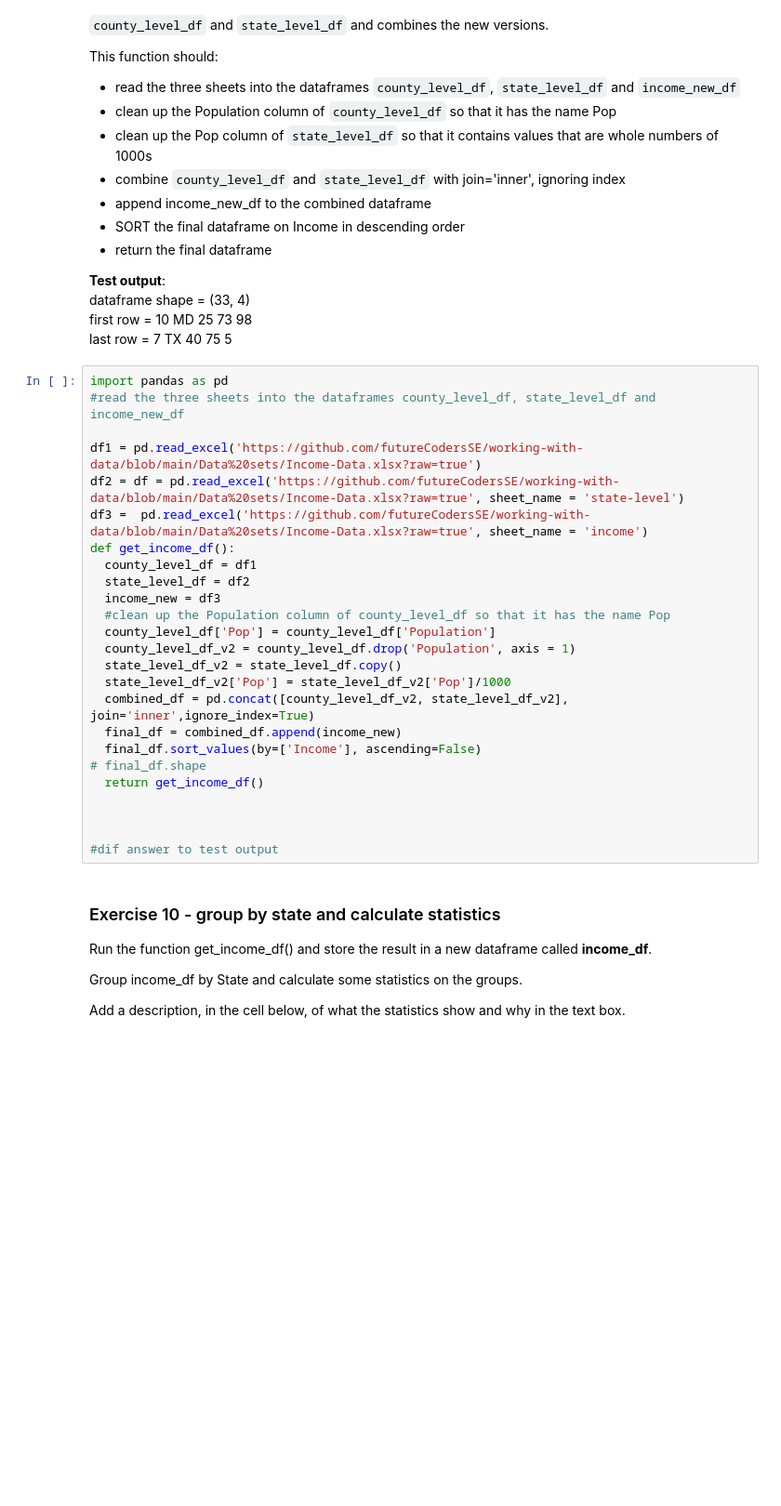
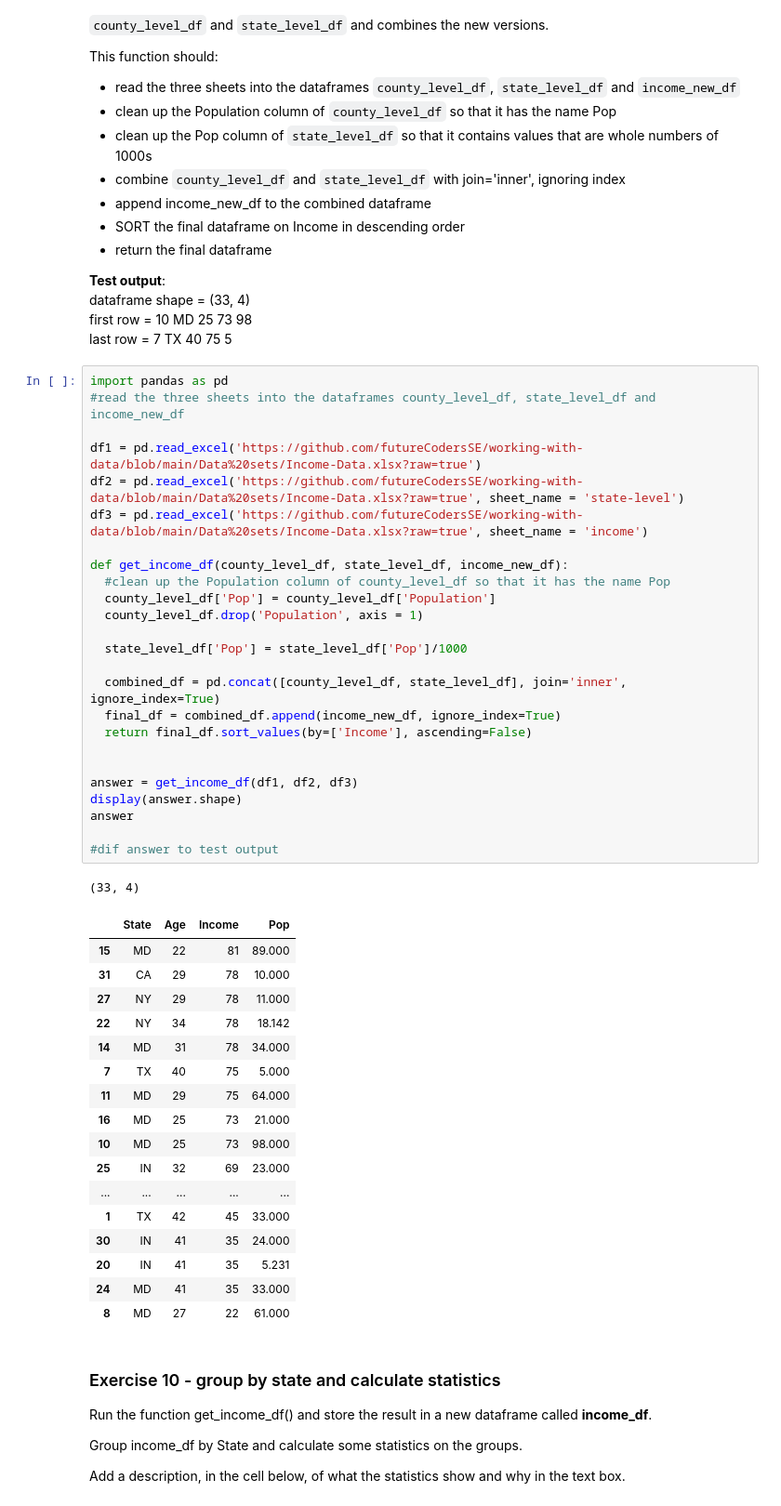
Before and after one commit to Jojomaque/DataScience, a Jupyter notebook: JojoWrangle_the_data.ipynb, the cells around one changed output. Shown at 93% size. Drawn from its saved outputs; the diff is of its cells as text; blank space fills up the shorter version.

```diff
--- a/JojoWrangle_the_data.ipynb
+++ b/JojoWrangle_the_data.ipynb
@@ -354,28 +354,47 @@ last row = 7	TX	40	75	5
 # %%
 import pandas as pd
 #read the three sheets into the dataframes county_level_df, state_level_df and income_new_df
 
 df1 = pd.read_excel('https://github.com/futureCodersSE/working-with-data/blob/main/Data%20sets/Income-Data.xlsx?raw=true')
-df2 = df = pd.read_excel('https://github.com/futureCodersSE/working-with-data/blob/main/Data%20sets/Income-Data.xlsx?raw=true', sheet_name = 'state-level')
-df3 =  pd.read_excel('https://github.com/futureCodersSE/working-with-data/blob/main/Data%20sets/Income-Data.xlsx?raw=true', sheet_name = 'income')
-def get_income_df():
-  county_level_df = df1
-  state_level_df = df2
-  income_new = df3
+df2 = pd.read_excel('https://github.com/futureCodersSE/working-with-data/blob/main/Data%20sets/Income-Data.xlsx?raw=true', sheet_name = 'state-level')
+df3 = pd.read_excel('https://github.com/futureCodersSE/working-with-data/blob/main/Data%20sets/Income-Data.xlsx?raw=true', sheet_name = 'income')
+
+def get_income_df(county_level_df, state_level_df, income_new_df):
   #clean up the Population column of county_level_df so that it has the name Pop
   county_level_df['Pop'] = county_level_df['Population']
-  county_level_df_v2 = county_level_df.drop('Population', axis = 1)
-  state_level_df_v2 = state_level_df.copy()
-  state_level_df_v2['Pop'] = state_level_df_v2['Pop']/1000
-  combined_df = pd.concat([county_level_df_v2, state_level_df_v2], join='inner',ignore_index=True)
-  final_df = combined_df.append(income_new)
-  final_df.sort_values(by=['Income'], ascending=False)
-# final_df.shape
-  return get_income_df()
+  county_level_df.drop('Population', axis = 1)
+
+  state_level_df['Pop'] = state_level_df['Pop']/1000
+
+  combined_df = pd.concat([county_level_df, state_level_df], join='inner', ignore_index=True)
+  final_df = combined_df.append(income_new_df, ignore_index=True)
+  return final_df.sort_values(by=['Income'], ascending=False)
 
 
+answer = get_income_df(df1, df2, df3)
+display(answer.shape)
+answer
 
 #dif answer to test output
+# %% [output]
+(33, 4)
+|  | State | Age | Income | Pop |
+| 15 | MD | 22 | 81 | 89.000 |
+| 31 | CA | 29 | 78 | 10.000 |
+| 27 | NY | 29 | 78 | 11.000 |
+| 22 | NY | 34 | 78 | 18.142 |
+| 14 | MD | 31 | 78 | 34.000 |
+| 7 | TX | 40 | 75 | 5.000 |
+| 11 | MD | 29 | 75 | 64.000 |
+| 16 | MD | 25 | 73 | 21.000 |
+| 10 | MD | 25 | 73 | 98.000 |
+| 25 | IN | 32 | 69 | 23.000 |
+| ... | ... | ... | ... | ... |
+| 1 | TX | 42 | 45 | 33.000 |
+| 30 | IN | 41 | 35 | 24.000 |
+| 20 | IN | 41 | 35 | 5.231 |
+| 24 | MD | 41 | 35 | 33.000 |
+| 8 | MD | 27 | 22 | 61.000 |
 # %% [markdown]
 ### Exercise 10 - group by state and calculate statistics
 
```
